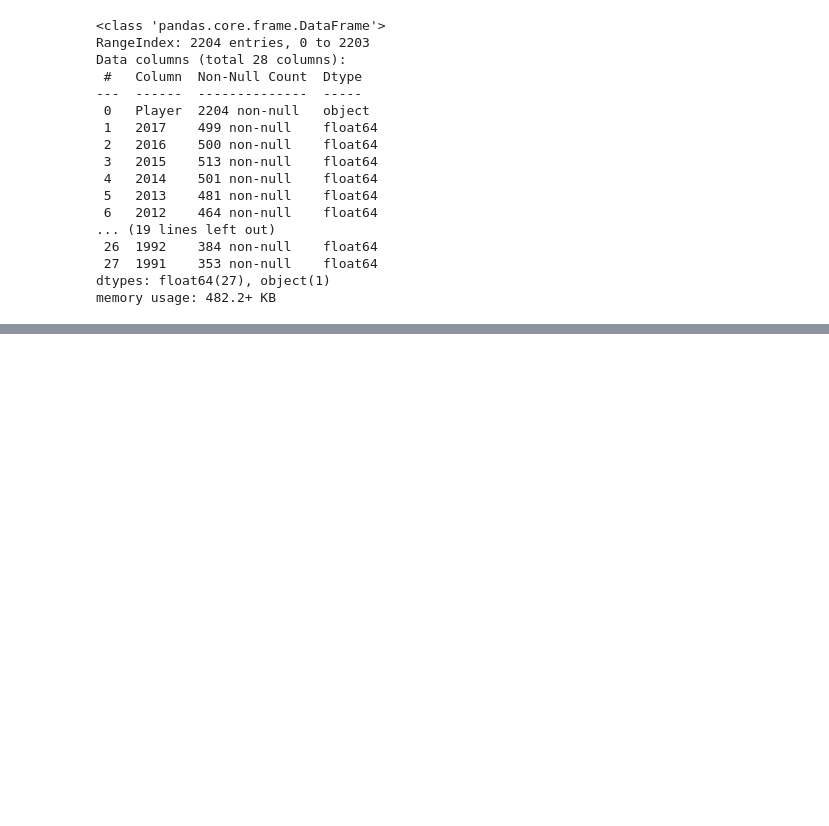
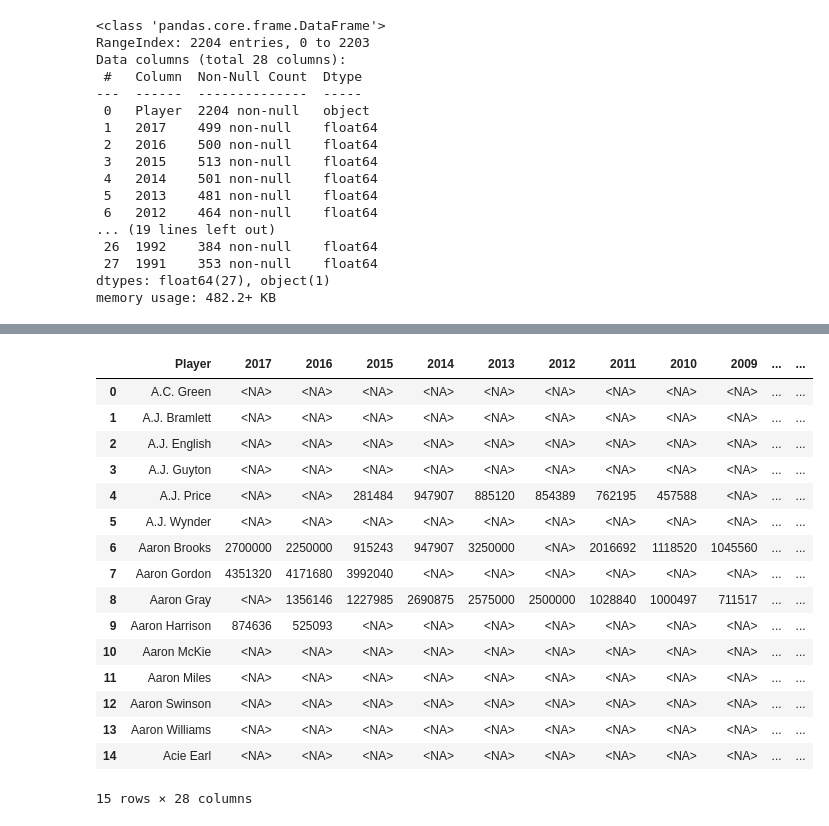
Before and after one commit to JP-Butler/Pro_Sports_Salary_Analysis, a Jupyter notebook: cookiecutter_structure/notebooks/data_cleaning.ipynb, the cells around one changed output, grey strips where cells are left out. Cells and saved outputs as stored; diff of their text form; code cells hidden in the pictures; blank space fills up the shorter version.

```diff
--- a/cookiecutter_structure/notebooks/data_cleaning.ipynb
+++ b/cookiecutter_structure/notebooks/data_cleaning.ipynb
@@ -106,0 +100,12 @@ TypeError: ufunc 'modf' not supported for the input types, and the inputs could
+# %%
+# Identify numeric columns (excluding 'Player' column)
+numeric_columns = nba_df.select_dtypes(include=['number']).columns.difference(['Player'])
+
+# Convert 'Salary' column to numeric, handling non-numeric values
+#nba_df['Salary'] = pd.to_numeric(nba_df['Salary'], errors='coerce')
+
+# Round and convert only the numeric columns (excluding 'Player' column)
+nba_df[numeric_columns] = nba_df[numeric_columns].apply(lambda x: round(x).astype('Int64'))
+
+# Print the modified DataFrame
+print(nba_df)
@@ -106,0 +130,20 @@ TypeError: ufunc 'modf' not supported for the input types, and the inputs could
+# %%
+nba_df.head(15)
+# %% [output]
+|  | Player | 2017 | 2016 | 2015 | 2014 | 2013 | 2012 | 2011 | 2010 | 2009 | ... | ... |
+| 0 | A.C. Green | <NA> | <NA> | <NA> | <NA> | <NA> | <NA> | <NA> | <NA> | <NA> | ... | ... |
+| 1 | A.J. Bramlett | <NA> | <NA> | <NA> | <NA> | <NA> | <NA> | <NA> | <NA> | <NA> | ... | ... |
+| 2 | A.J. English | <NA> | <NA> | <NA> | <NA> | <NA> | <NA> | <NA> | <NA> | <NA> | ... | ... |
+| 3 | A.J. Guyton | <NA> | <NA> | <NA> | <NA> | <NA> | <NA> | <NA> | <NA> | <NA> | ... | ... |
+| 4 | A.J. Price | <NA> | <NA> | 281484 | 947907 | 885120 | 854389 | 762195 | 457588 | <NA> | ... | ... |
+| 5 | A.J. Wynder | <NA> | <NA> | <NA> | <NA> | <NA> | <NA> | <NA> | <NA> | <NA> | ... | ... |
+| 6 | Aaron Brooks | 2700000 | 2250000 | 915243 | 947907 | 3250000 | <NA> | 2016692 | 1118520 | 1045560 | ... | ... |
+| 7 | Aaron Gordon | 4351320 | 4171680 | 3992040 | <NA> | <NA> | <NA> | <NA> | <NA> | <NA> | ... | ... |
+| 8 | Aaron Gray | <NA> | 1356146 | 1227985 | 2690875 | 2575000 | 2500000 | 1028840 | 1000497 | 711517 | ... | ... |
+| 9 | Aaron Harrison | 874636 | 525093 | <NA> | <NA> | <NA> | <NA> | <NA> | <NA> | <NA> | ... | ... |
+| 10 | Aaron McKie | <NA> | <NA> | <NA> | <NA> | <NA> | <NA> | <NA> | <NA> | <NA> | ... | ... |
+| 11 | Aaron Miles | <NA> | <NA> | <NA> | <NA> | <NA> | <NA> | <NA> | <NA> | <NA> | ... | ... |
+| 12 | Aaron Swinson | <NA> | <NA> | <NA> | <NA> | <NA> | <NA> | <NA> | <NA> | <NA> | ... | ... |
+| 13 | Aaron Williams | <NA> | <NA> | <NA> | <NA> | <NA> | <NA> | <NA> | <NA> | <NA> | ... | ... |
+| 14 | Acie Earl | <NA> | <NA> | <NA> | <NA> | <NA> | <NA> | <NA> | <NA> | <NA> | ... | ... |
+15 rows × 28 columns
```
Also changed, not shown: parts of 12 cells of this notebook.
